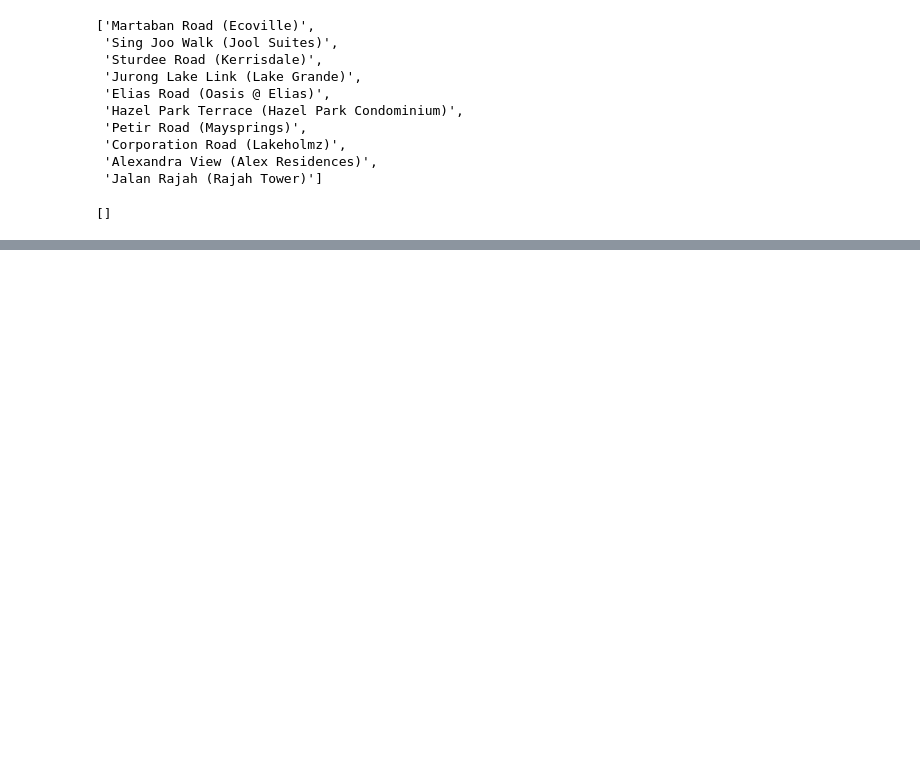
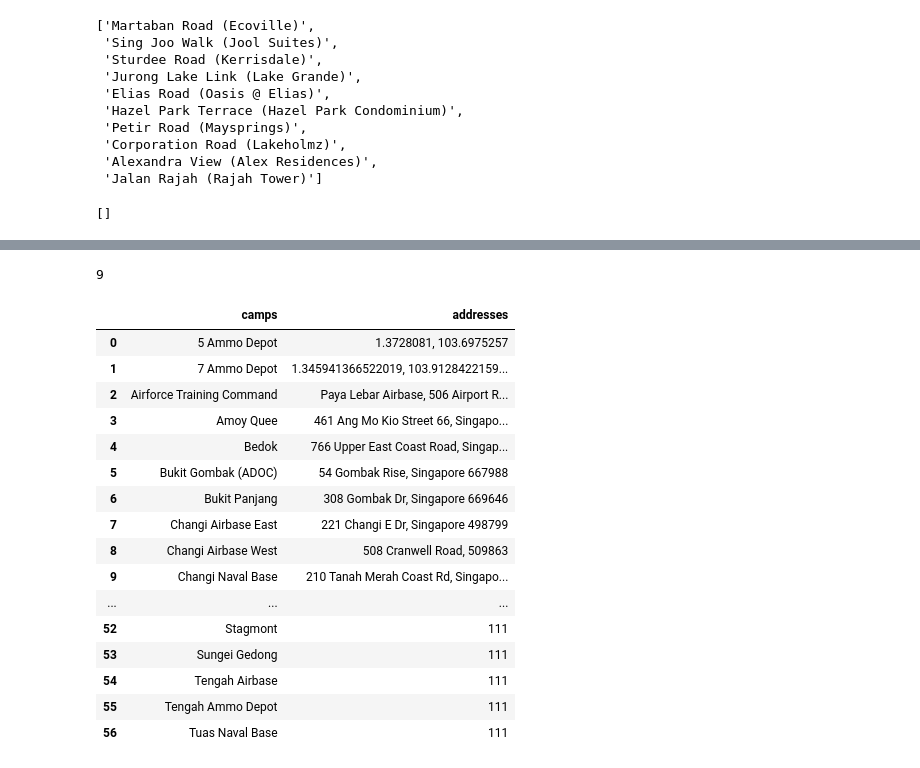
Before and after one commit to AryaVatsa/Daily-Dengue-Cluster-Data-, a Jupyter notebook: Dengue/NEAwebsite.ipynb, the cells around one changed output, grey strips where cells are left out. Cells and saved outputs as stored; diff of their text form; code cells hidden in the pictures; blank space fills up the shorter version.

Commit message:
made campAddresses

```diff
--- a/Dengue/NEAwebsite.ipynb
+++ b/Dengue/NEAwebsite.ipynb
@@ -441,0 +447,4 @@ file.close()
+# %%
+RawCamps = open("BigCamps").readlines()
+
+RawCamps
@@ -441,0 +469,9 @@ file.close()
+# %%
+newRawCamps = []
+for line in RawCamps:
+    line = line.rstrip("\n")
+    newRawCamps.append(line)
+
+
+RawCamps = newRawCamps
+RawCamps
@@ -441,0 +496,14 @@ file.close()
+# %%
+addresses = []
+for i, line in enumerate(RawCamps):
+    digits = 0
+    for char in line:
+        if char.isdigit():
+            digits +=1
+        else:
+            pass
+    if digits >=3:
+        RawCamps.pop(i)
+        addresses.append(line)
+
+addresses
@@ -441,0 +528,36 @@ file.close()
+# %%
+digs = 0
+for char in '450 Mandai Road, Singapore 729755':
+    if char.isdigit():
+        digs +=1
+    else:
+        pass
+
+print(digs)
+# %% [output]
+9
+# %%
+# for i in range(8):
+#     addresses.append("111")
+# len(RawCamps) - len(addresses)
+diction = {'camps': RawCamps, 'addresses': addresses}
+CampAddresses = pd.DataFrame(data = diction)
+CampAddresses
+# %% [output]
+|  | camps | addresses |
+| 0 | 5 Ammo Depot | 1.3728081, 103.6975257 |
+| 1 | 7 Ammo Depot | 1.345941366522019, 103.9128422159... |
+| 2 | Airforce Training Command | Paya Lebar Airbase, 506 Airport R... |
+| 3 | Amoy Quee | 461 Ang Mo Kio Street 66, Singapo... |
+| 4 | Bedok | 766 Upper East Coast Road, Singap... |
+| 5 | Bukit Gombak (ADOC) | 54 Gombak Rise, Singapore 667988 |
+| 6 | Bukit Panjang | 308 Gombak Dr, Singapore 669646 |
+| 7 | Changi Airbase East | 221 Changi E Dr, Singapore 498799 |
+| 8 | Changi Airbase West | 508 Cranwell Road, 509863 |
+| 9 | Changi Naval Base | 210 Tanah Merah Coast Rd, Singapo... |
+| ... | ... | ... |
+| 52 | Stagmont | 111 |
+| 53 | Sungei Gedong | 111 |
+| 54 | Tengah Airbase | 111 |
+| 55 | Tengah Ammo Depot | 111 |
+| 56 | Tuas Naval Base | 111 |
```
Also changed, not shown: parts of 18 cells of this notebook, 6 other files.
